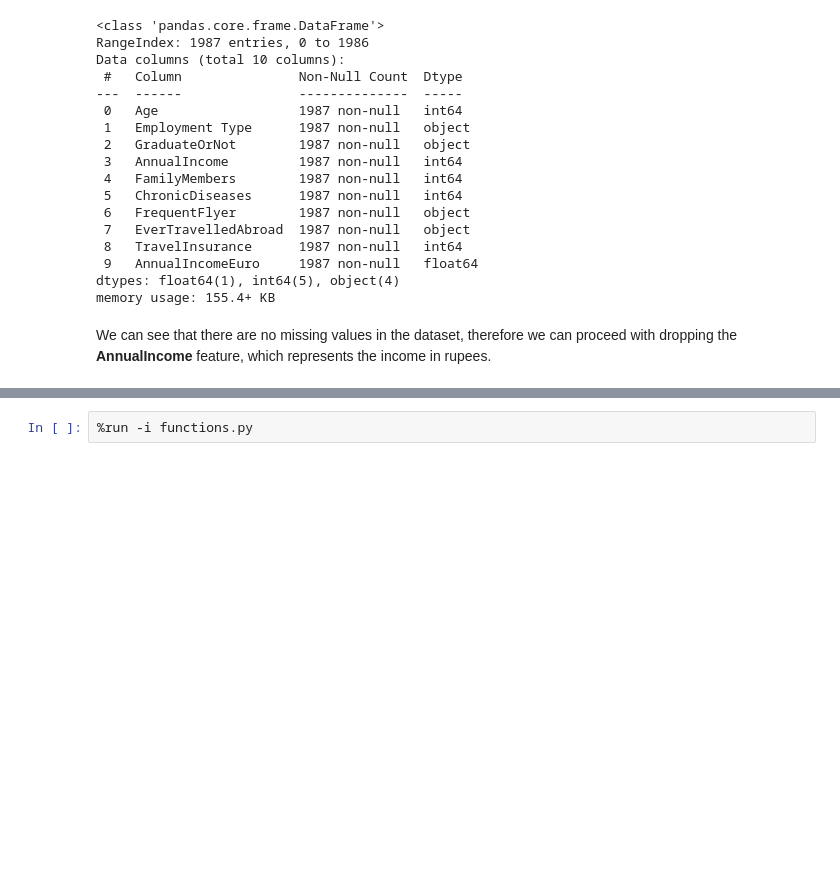
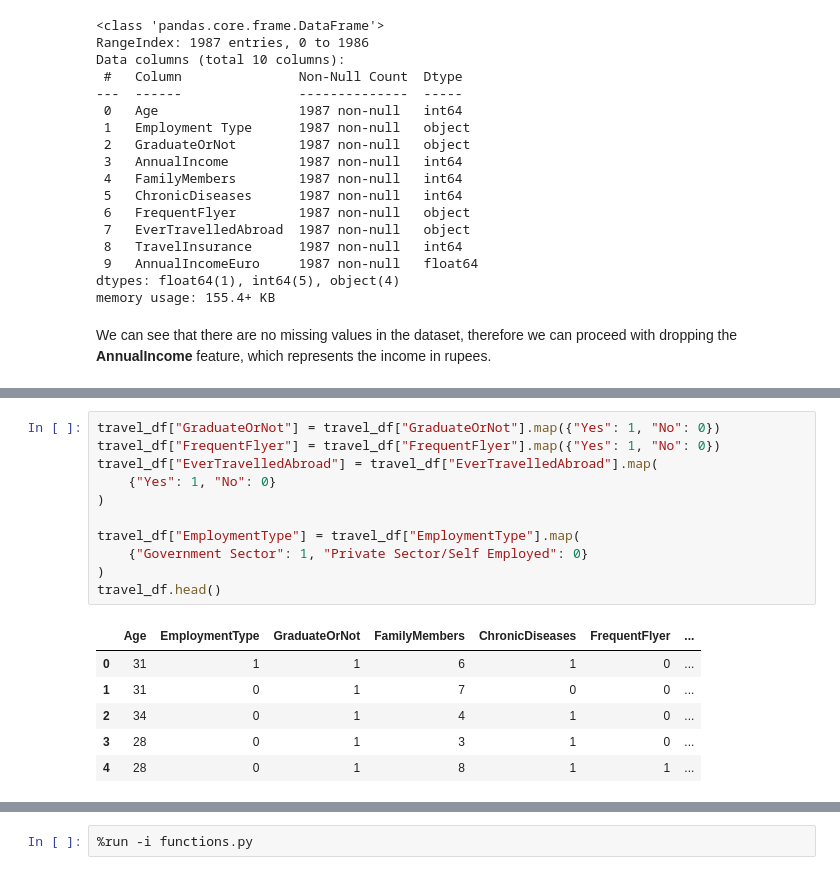
Before and after one commit to vytautas-bunevicius/travel-insurance-classifier, a Jupyter notebook: travel-insurance.ipynb, the cells around one changed output, grey strips where cells are left out. Saved outputs shown, nothing was run; the diff lists cells and outputs as text; blank space fills up the shorter version.

```diff
--- a/travel-insurance.ipynb
+++ b/travel-insurance.ipynb
@@ -139,0 +163,18 @@ travel_df.head()
+# %%
+travel_df["GraduateOrNot"] = travel_df["GraduateOrNot"].map({"Yes": 1, "No": 0})
+travel_df["FrequentFlyer"] = travel_df["FrequentFlyer"].map({"Yes": 1, "No": 0})
+travel_df["EverTravelledAbroad"] = travel_df["EverTravelledAbroad"].map(
+    {"Yes": 1, "No": 0}
+)
+
+travel_df["EmploymentType"] = travel_df["EmploymentType"].map(
+    {"Government Sector": 1, "Private Sector/Self Employed": 0}
+)
+travel_df.head()
+# %% [output]
+|  | Age | EmploymentType | GraduateOrNot | FamilyMembers | ChronicDiseases | FrequentFlyer | ... |
+| 0 | 31 | 1 | 1 | 6 | 1 | 0 | ... |
+| 1 | 31 | 0 | 1 | 7 | 0 | 0 | ... |
+| 2 | 34 | 0 | 1 | 4 | 1 | 0 | ... |
+| 3 | 28 | 0 | 1 | 3 | 1 | 0 | ... |
+| 4 | 28 | 0 | 1 | 8 | 1 | 1 | ... |
```
Also changed, not shown: parts of 11 cells of this notebook, 3 other files.
